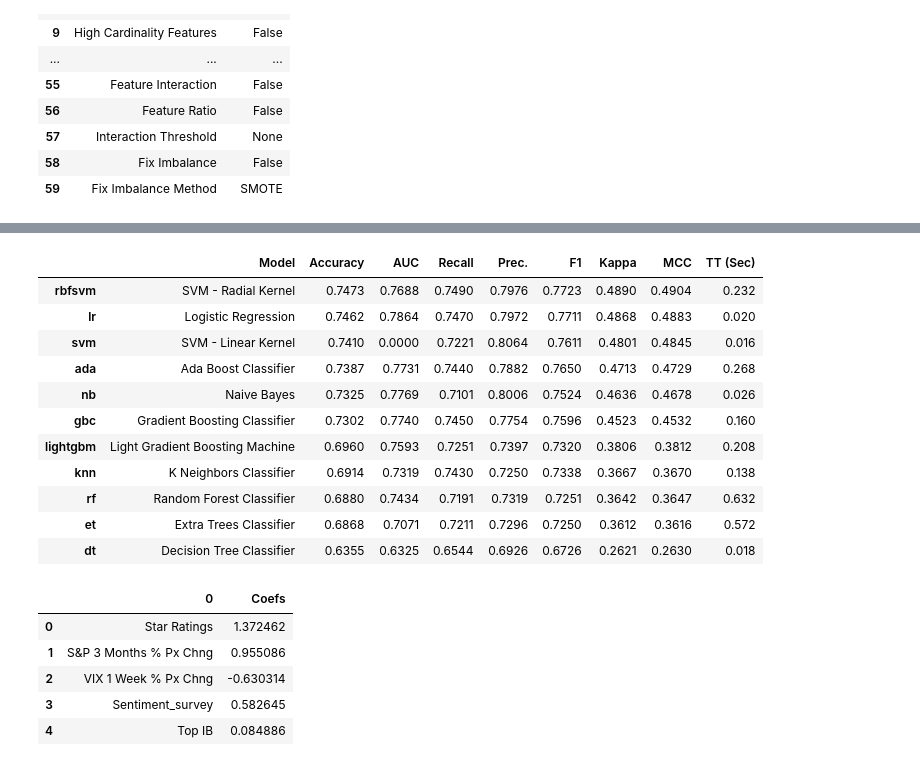
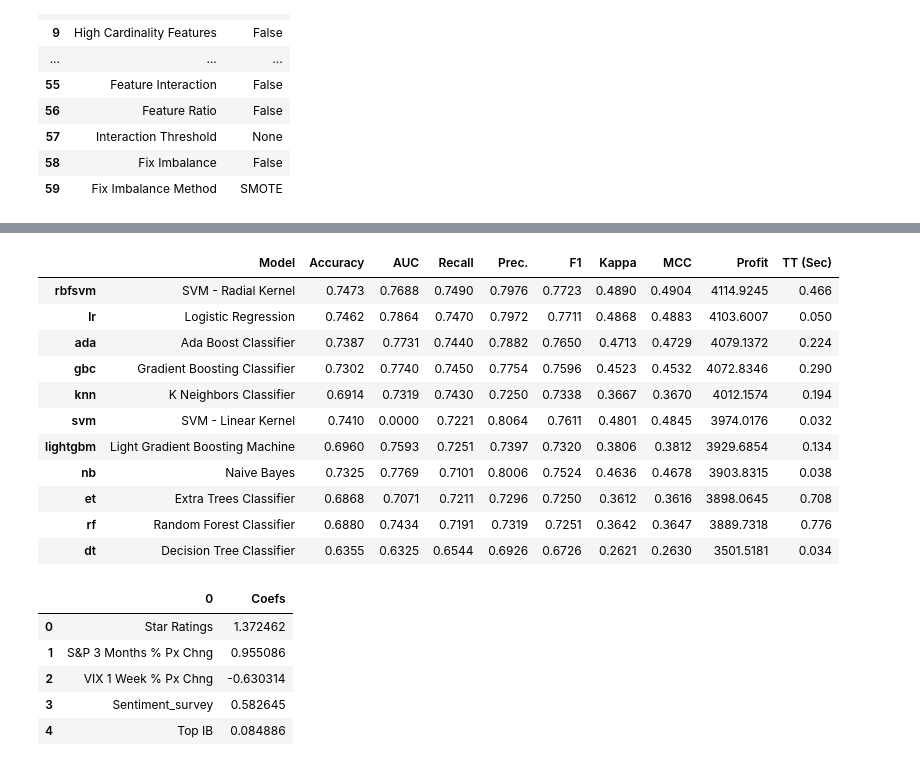
Before and after one commit to AmaliaTemneanu/HyIPO-hyped-initial-public-offerings, a Jupyter notebook: notebooks/003_ML Models_ANN.ipynb, the cells around one changed output, grey strips where cells are left out. Cells and saved outputs as stored; diff of their text form; code cells hidden in the pictures.

```diff
--- a/notebooks/003_ML Models_ANN.ipynb
+++ b/notebooks/003_ML Models_ANN.ipynb
@@ -960,19 +1018,19 @@ reg = setup(data=pd.concat([X_train, y_train], axis=1),
 # %%
 models = ["lr", "knn", "dt", "rf", "svm", "rbfsvm", "nb", "ada", "lightgbm", "gbc", "et"]
-best_model = compare_models(fold=5, include=models, n_select=4)
+best_model = compare_models(fold=5, include=models, n_select=4, sort = 'profit')
 # %% [output]
-|  | Model | Accuracy | AUC | Recall | Prec. | F1 | Kappa | MCC | TT (Sec) |
-| rbfsvm | SVM - Radial Kernel | 0.7473 | 0.7688 | 0.7490 | 0.7976 | 0.7723 | 0.4890 | 0.4904 | 0.232 |
-| lr | Logistic Regression | 0.7462 | 0.7864 | 0.7470 | 0.7972 | 0.7711 | 0.4868 | 0.4883 | 0.020 |
-| svm | SVM - Linear Kernel | 0.7410 | 0.0000 | 0.7221 | 0.8064 | 0.7611 | 0.4801 | 0.4845 | 0.016 |
-| ada | Ada Boost Classifier | 0.7387 | 0.7731 | 0.7440 | 0.7882 | 0.7650 | 0.4713 | 0.4729 | 0.268 |
-| nb | Naive Bayes | 0.7325 | 0.7769 | 0.7101 | 0.8006 | 0.7524 | 0.4636 | 0.4678 | 0.026 |
-| gbc | Gradient Boosting Classifier | 0.7302 | 0.7740 | 0.7450 | 0.7754 | 0.7596 | 0.4523 | 0.4532 | 0.160 |
-| lightgbm | Light Gradient Boosting Machine | 0.6960 | 0.7593 | 0.7251 | 0.7397 | 0.7320 | 0.3806 | 0.3812 | 0.208 |
-| knn | K Neighbors Classifier | 0.6914 | 0.7319 | 0.7430 | 0.7250 | 0.7338 | 0.3667 | 0.3670 | 0.138 |
-| rf | Random Forest Classifier | 0.6880 | 0.7434 | 0.7191 | 0.7319 | 0.7251 | 0.3642 | 0.3647 | 0.632 |
-| et | Extra Trees Classifier | 0.6868 | 0.7071 | 0.7211 | 0.7296 | 0.7250 | 0.3612 | 0.3616 | 0.572 |
-| dt | Decision Tree Classifier | 0.6355 | 0.6325 | 0.6544 | 0.6926 | 0.6726 | 0.2621 | 0.2630 | 0.018 |
+|  | Model | Accuracy | AUC | Recall | Prec. | F1 | Kappa | MCC | Profit | TT (Sec) |
+| rbfsvm | SVM - Radial Kernel | 0.7473 | 0.7688 | 0.7490 | 0.7976 | 0.7723 | 0.4890 | 0.4904 | 4114.9245 | 0.466 |
+| lr | Logistic Regression | 0.7462 | 0.7864 | 0.7470 | 0.7972 | 0.7711 | 0.4868 | 0.4883 | 4103.6007 | 0.050 |
+| ada | Ada Boost Classifier | 0.7387 | 0.7731 | 0.7440 | 0.7882 | 0.7650 | 0.4713 | 0.4729 | 4079.1372 | 0.224 |
+| gbc | Gradient Boosting Classifier | 0.7302 | 0.7740 | 0.7450 | 0.7754 | 0.7596 | 0.4523 | 0.4532 | 4072.8346 | 0.290 |
+| knn | K Neighbors Classifier | 0.6914 | 0.7319 | 0.7430 | 0.7250 | 0.7338 | 0.3667 | 0.3670 | 4012.1574 | 0.194 |
+| svm | SVM - Linear Kernel | 0.7410 | 0.0000 | 0.7221 | 0.8064 | 0.7611 | 0.4801 | 0.4845 | 3974.0176 | 0.032 |
+| lightgbm | Light Gradient Boosting Machine | 0.6960 | 0.7593 | 0.7251 | 0.7397 | 0.7320 | 0.3806 | 0.3812 | 3929.6854 | 0.134 |
+| nb | Naive Bayes | 0.7325 | 0.7769 | 0.7101 | 0.8006 | 0.7524 | 0.4636 | 0.4678 | 3903.8315 | 0.038 |
+| et | Extra Trees Classifier | 0.6868 | 0.7071 | 0.7211 | 0.7296 | 0.7250 | 0.3612 | 0.3616 | 3898.0645 | 0.708 |
+| rf | Random Forest Classifier | 0.6880 | 0.7434 | 0.7191 | 0.7319 | 0.7251 | 0.3642 | 0.3647 | 3889.7318 | 0.776 |
+| dt | Decision Tree Classifier | 0.6355 | 0.6325 | 0.6544 | 0.6926 | 0.6726 | 0.2621 | 0.2630 | 3501.5181 | 0.034 |
 # %%
 coef_table = pd.DataFrame(list(X_train)).copy()
 coef_table.insert(len(coef_table.columns),"Coefs",best_model[1].coef_.transpose())
```
Also changed, not shown: parts of 28 cells of this notebook.
